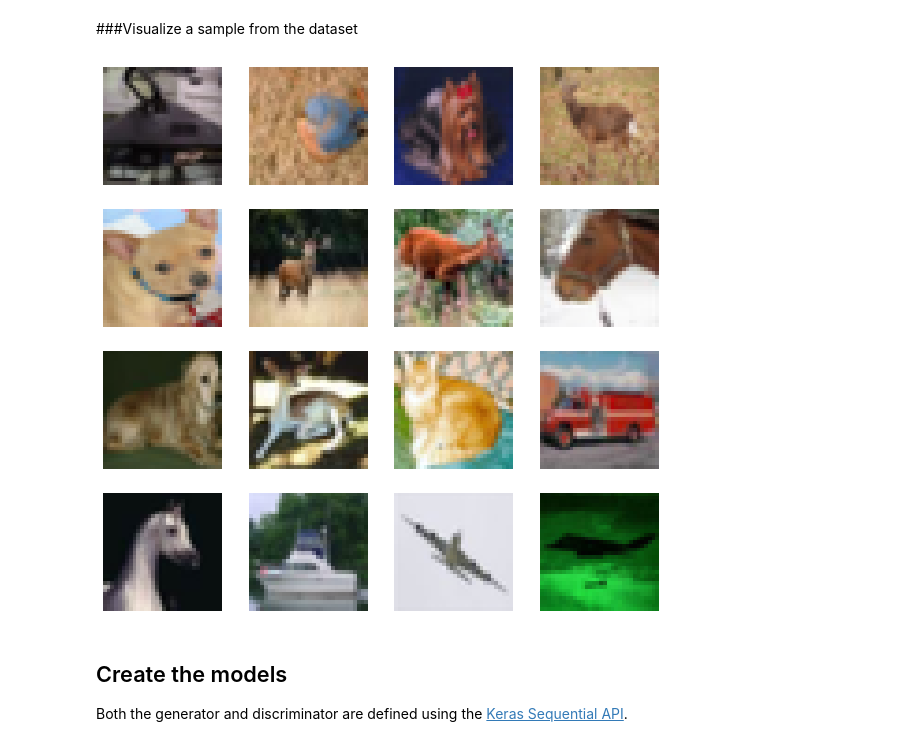
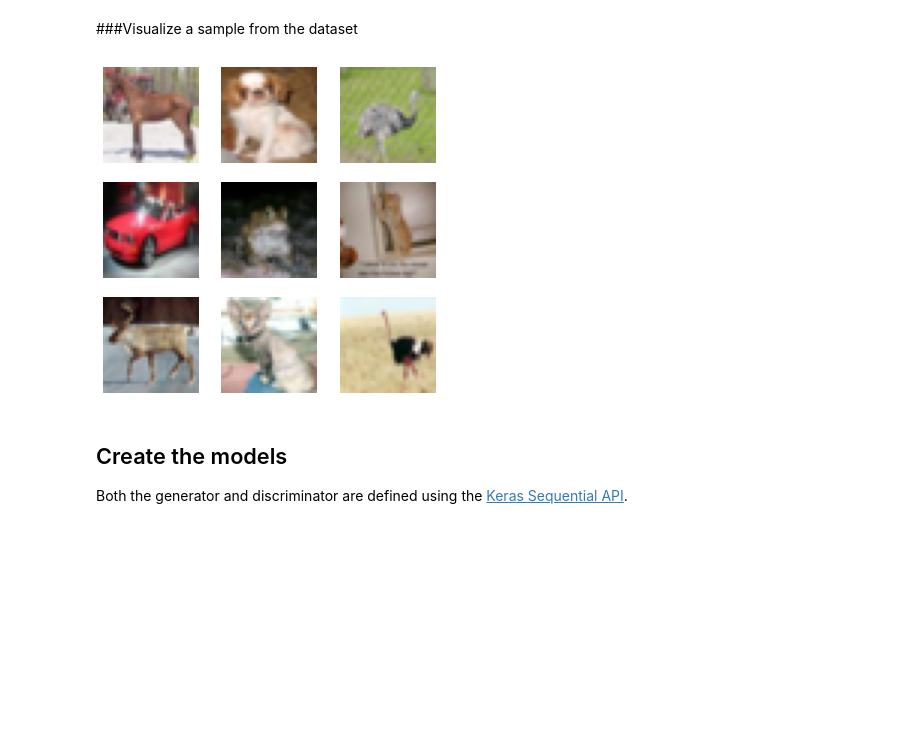
Before and after one commit to uteyechea/DCGAN, a Jupyter notebook: cifar10_dcgan.ipynb, the cells around one changed output. Drawn from its saved outputs; the diff is of its cells as text; code cells hidden in the pictures; blank space fills up the shorter version.

```diff
--- a/cifar10_dcgan.ipynb
+++ b/cifar10_dcgan.ipynb
@@ -93,7 +86,7 @@ assert IMG_HEIGHT % 4 == 0
 IMG_WIDTH = train_images.shape[2] #Must be a multiple of 4
 assert IMG_WIDTH % 4 == 0
 CHANNELS = train_images.shape[3]
-BATCH_SIZE = 32
+BATCH_SIZE = 256
 MAX_FILTERS = 32
 
 IMG_SIZE=IMG_HEIGHT*IMG_WIDTH*CHANNELS
@@ -103,14 +96,14 @@ train_dataset = tf.data.Dataset.from_tensor_slices(train_images).shuffle(BUFFER_
 # %% [markdown]
 ###Visualize a sample from the dataset
 # %%
-plt.figure(figsize=(10, 10))
+plt.figure(figsize=(6, 6))
 for images in train_dataset.take(1): #take(): Creates a Dataset with at most count elements from this dataset.
-  for i in range(16):
-    ax = plt.subplot(4, 4, i + 1)
+  for i in range(9):
+    ax = plt.subplot(3, 3, i + 1)
     plt.imshow((images[i].numpy()*127.5+127.5).astype('int'))
     plt.axis("off")
 # %% [output]
-[figure, old version]
+[figure, new version]
 # %% [markdown]
 ## Create the models
 
```
Also changed, not shown: parts of 10 cells of this notebook.
